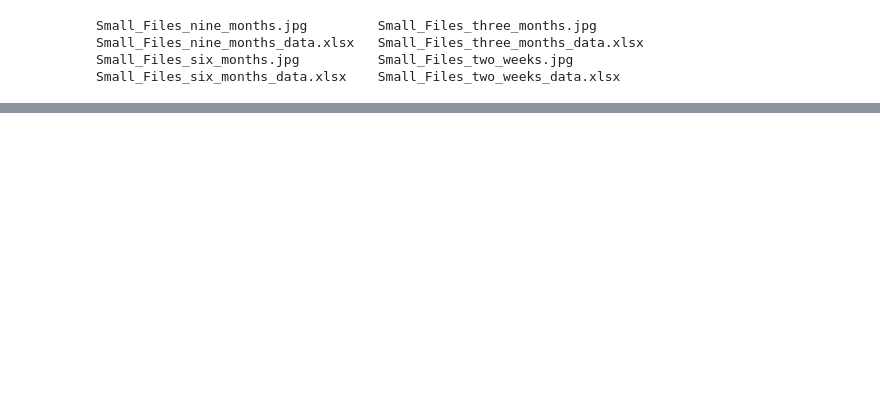
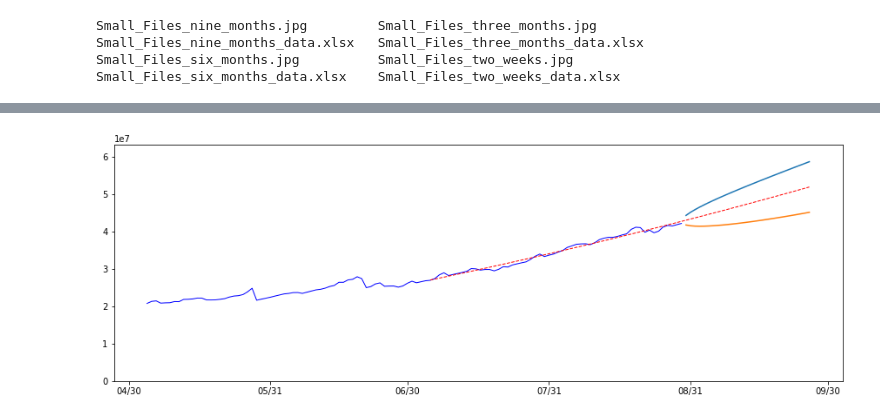
Before and after one commit to delhian/funny-tasks, a Jupyter notebook: time_series_and_predicted_interval.ipynb, the cells around one changed output, grey strips where cells are left out. Saved outputs shown, nothing was run; the diff lists cells and outputs as text; code cells hidden in the pictures; blank space fills up the shorter version.

```diff
--- a/time_series_and_predicted_interval.ipynb
+++ b/time_series_and_predicted_interval.ipynb
@@ -112,3 +148,36 @@ print(results[:10])
+# %%
+replica = '/data/core/internal/EKS'
+# replica = '/data/core/internal/EKP'
+
+# replica = '/data/core/internal/athena_cur'
+# replica = '/data/core/internal/crm_rb2'
+
+# replica = '/data/core/ods/039_000003'
+# replica = '/data/core/internal/smartvista'
+
+days_forecast = 7*4
+days_before = 8*7
+
+start_date, end_date = '2021-05-05' , '2021-08-30'
+
+d = df[start_date: end_date ][replica]
+
+plt.figure(figsize = (15, 5))
+plt.ylim([0, d.max()*1.5])
+plt.plot(d, lw=1, c= 'blue')
+
+dates, forecasts, new_dates, forecasts_lower, forecasts_upper = \
+_get_predicted_interval(d, days_before, days_forecast, 2)
+
+plt.plot(dates, forecasts, lw=1, c= 'red', linestyle='dashed')
+
+plt.plot(new_dates, forecasts_upper)
+plt.plot(new_dates, forecasts_lower,)
+plt.gca().xaxis.set_major_formatter(mdates.DateFormatter('%m/%d'))
+
+# plt.title(replica, fontsize = 16)
+# %% [output]
+[figure, added]
 # %%
 # %matplotlib inline
 
```
Also changed, not shown: parts of 6 cells of this notebook.
